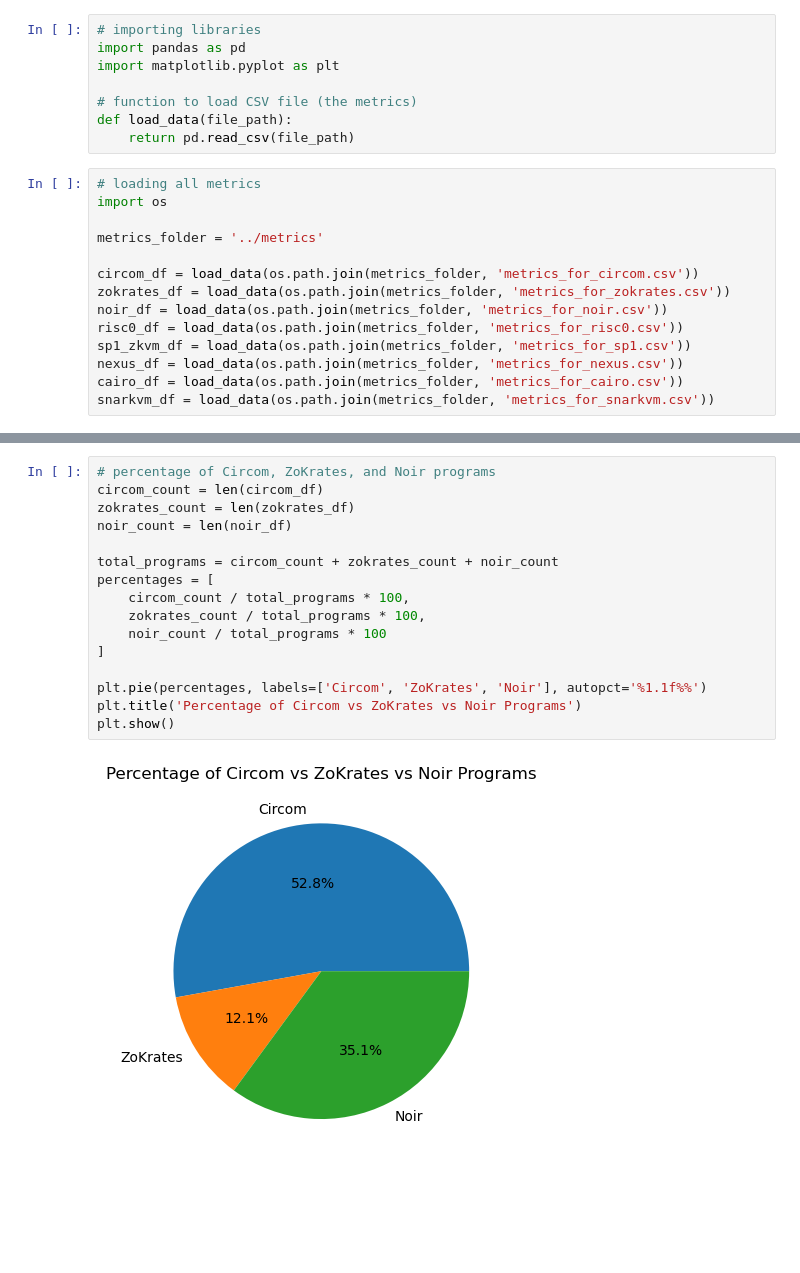
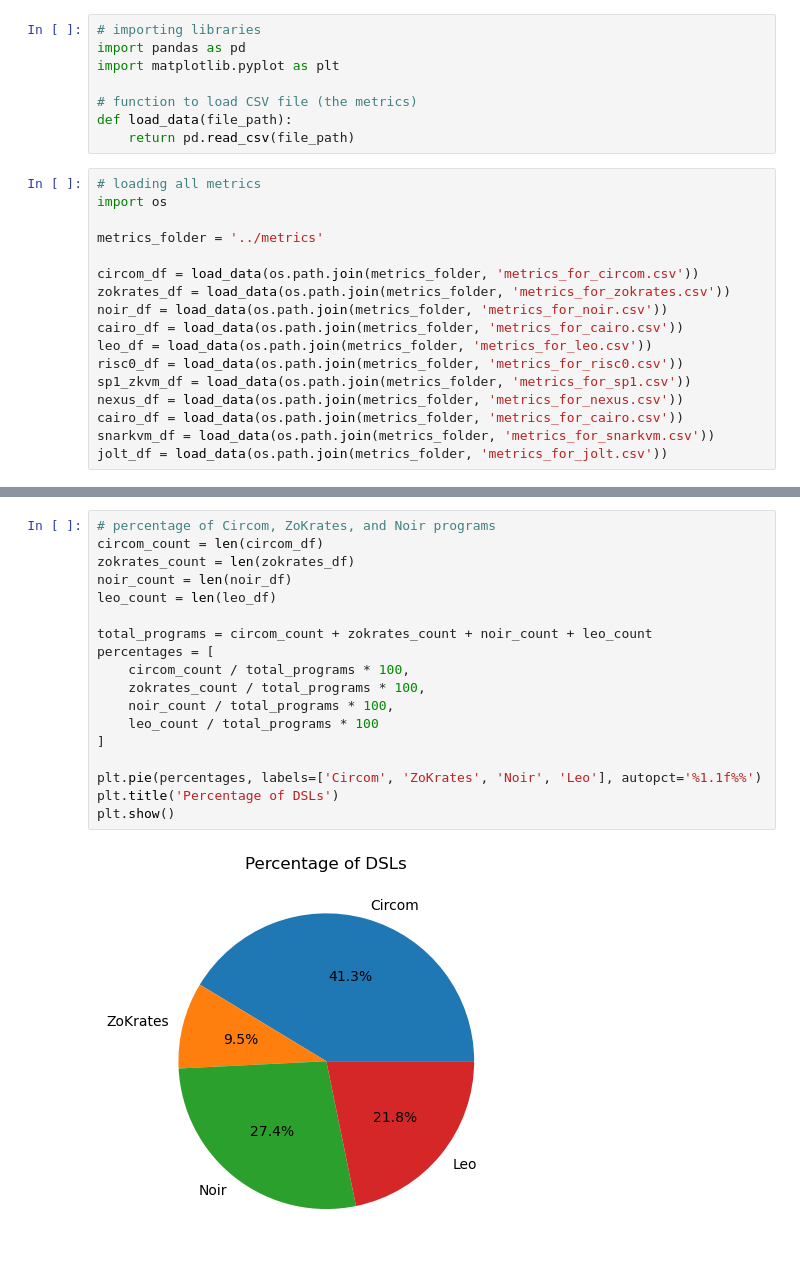
Before and after one commit to critesjosh/ZKP-Languages, a Jupyter notebook: src/data_analyzer.ipynb, the cells around one changed output, grey strips where cells are left out. Saved outputs shown, nothing was run; the diff lists cells and outputs as text; blank space fills up the shorter version.

```diff
--- a/src/data_analyzer.ipynb
+++ b/src/data_analyzer.ipynb
@@ -15,10 +15,13 @@ metrics_folder = '../metrics'
 circom_df = load_data(os.path.join(metrics_folder, 'metrics_for_circom.csv'))
 zokrates_df = load_data(os.path.join(metrics_folder, 'metrics_for_zokrates.csv'))
 noir_df = load_data(os.path.join(metrics_folder, 'metrics_for_noir.csv'))
+cairo_df = load_data(os.path.join(metrics_folder, 'metrics_for_cairo.csv'))
+leo_df = load_data(os.path.join(metrics_folder, 'metrics_for_leo.csv'))
 risc0_df = load_data(os.path.join(metrics_folder, 'metrics_for_risc0.csv'))
 sp1_zkvm_df = load_data(os.path.join(metrics_folder, 'metrics_for_sp1.csv'))
 nexus_df = load_data(os.path.join(metrics_folder, 'metrics_for_nexus.csv'))
 cairo_df = load_data(os.path.join(metrics_folder, 'metrics_for_cairo.csv'))
 snarkvm_df = load_data(os.path.join(metrics_folder, 'metrics_for_snarkvm.csv'))
+jolt_df = load_data(os.path.join(metrics_folder, 'metrics_for_jolt.csv'))
 # %%
 # preparing list of DataFrames and titles
@@ -57,20 +65,22 @@ plt.show()
 # %%
 # percentage of Circom, ZoKrates, and Noir programs
 circom_count = len(circom_df)
 zokrates_count = len(zokrates_df)
 noir_count = len(noir_df)
+leo_count = len(leo_df)
 
-total_programs = circom_count + zokrates_count + noir_count
+total_programs = circom_count + zokrates_count + noir_count + leo_count
 percentages = [
     circom_count / total_programs * 100,
     zokrates_count / total_programs * 100,
-    noir_count / total_programs * 100
+    noir_count / total_programs * 100,
+    leo_count / total_programs * 100
 ]
 
-plt.pie(percentages, labels=['Circom', 'ZoKrates', 'Noir'], autopct='%1.1f%%')
-plt.title('Percentage of Circom vs ZoKrates vs Noir Programs')
+plt.pie(percentages, labels=['Circom', 'ZoKrates', 'Noir', 'Leo'], autopct='%1.1f%%')
+plt.title('Percentage of DSLs')
 plt.show()
 # %% [output]
-[figure, old version]
+[figure, new version]
 # %%
 # total number of repositories: Circom vs ZoKrates vs zkVMs
```
Also changed, not shown: parts of 5 cells of this notebook.
